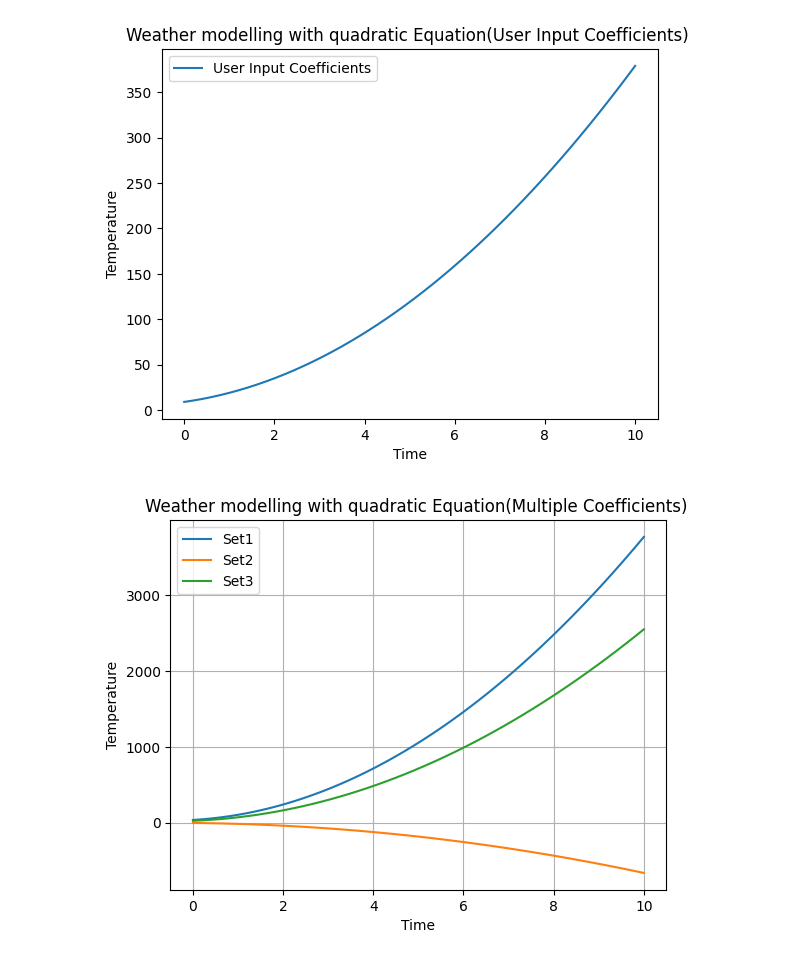
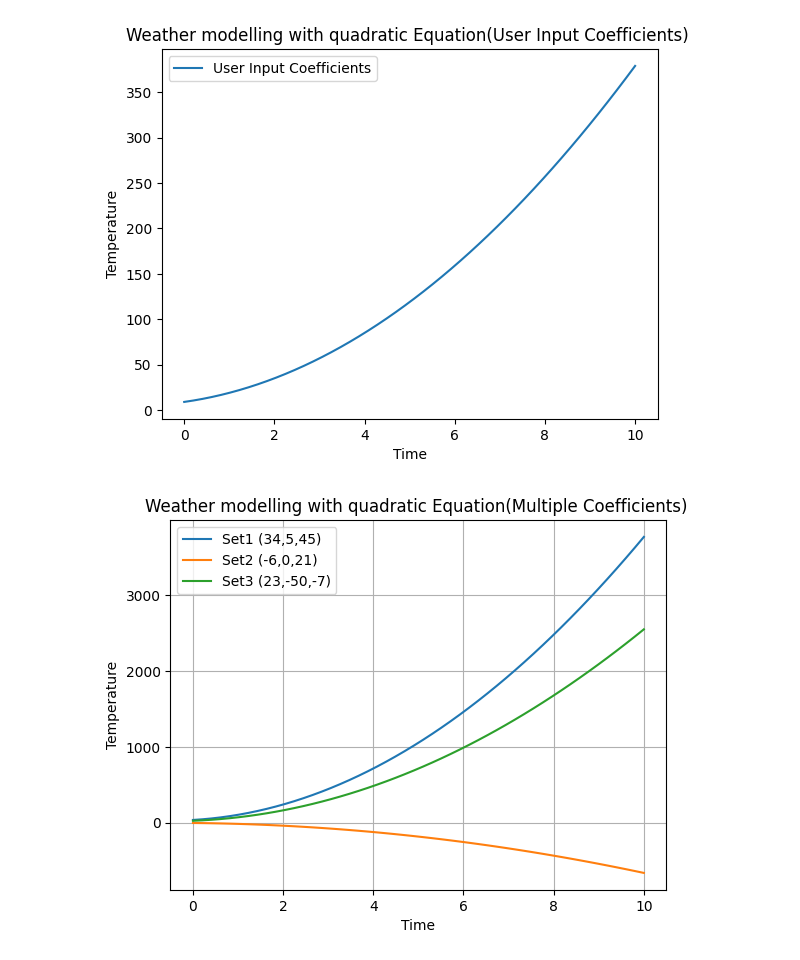
Before and after one commit to GGdid/SEProject1, a Jupyter notebook: Lab_Activity_1.ipynb, the cells around one changed output. Drawn from its saved outputs; the diff is of its cells as text; code cells hidden in the pictures.

```diff
--- a/Lab_Activity_1.ipynb
+++ b/Lab_Activity_1.ipynb
@@ -104,33 +104,33 @@ Enter the value for c:9
 # %%
 import matplotlib.pyplot as plt
 import numpy as np
 def quadratic_model(m,time):
   #hard-coded coefficients for the quation
   a = m[0]
   b = m[0]
   c = m[0]
   #quadratic eq representing temp change
   temperature = a*(time**2)+b*time+c
   return temperature
 def main() :
   lst = [(34,5,45),(-6,0,21),(23,-50,-7),(23,-50,8)]
   #time values from 0 to 10
   time_values = np.linspace(0,10,50)
   #calculate temperature using hardcoded variables
   temperature_hardcoded = quadratic_model(lst[0],time_values)
-  plt.plot(time_values,temperature_hardcoded,label = 'Set1')
+  plt.plot(time_values,temperature_hardcoded,label = 'Set1 (34,5,45)')
   temperature_hardcoded = quadratic_model(lst[1],time_values)
-  plt.plot(time_values,temperature_hardcoded,label = 'Set2')
+  plt.plot(time_values,temperature_hardcoded,label = 'Set2 (-6,0,21)')
   temperature_hardcoded = quadratic_model(lst[2],time_values)
-  plt.plot(time_values,temperature_hardcoded,label = 'Set3')
+  plt.plot(time_values,temperature_hardcoded,label = 'Set3 (23,-50,-7)')
 
   plt.xlabel('Time')
   plt.ylabel('Temperature')
   plt.legend()
   plt.grid()
   plt.title('Weather modelling with quadratic Equation(Multiple Coefficients) ')
   plt.show()
 if __name__ == "__main__":
   main()
 # %% [output]
-[figure, old version]
+[figure, new version]
```
